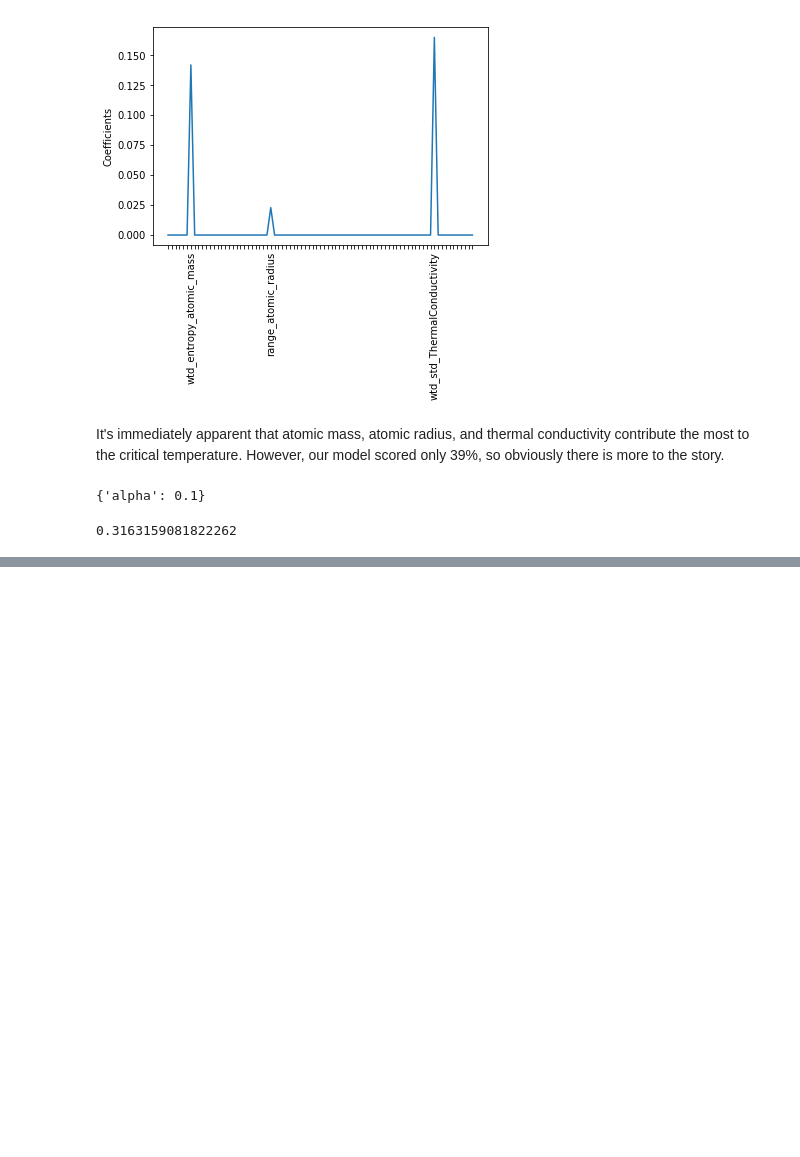
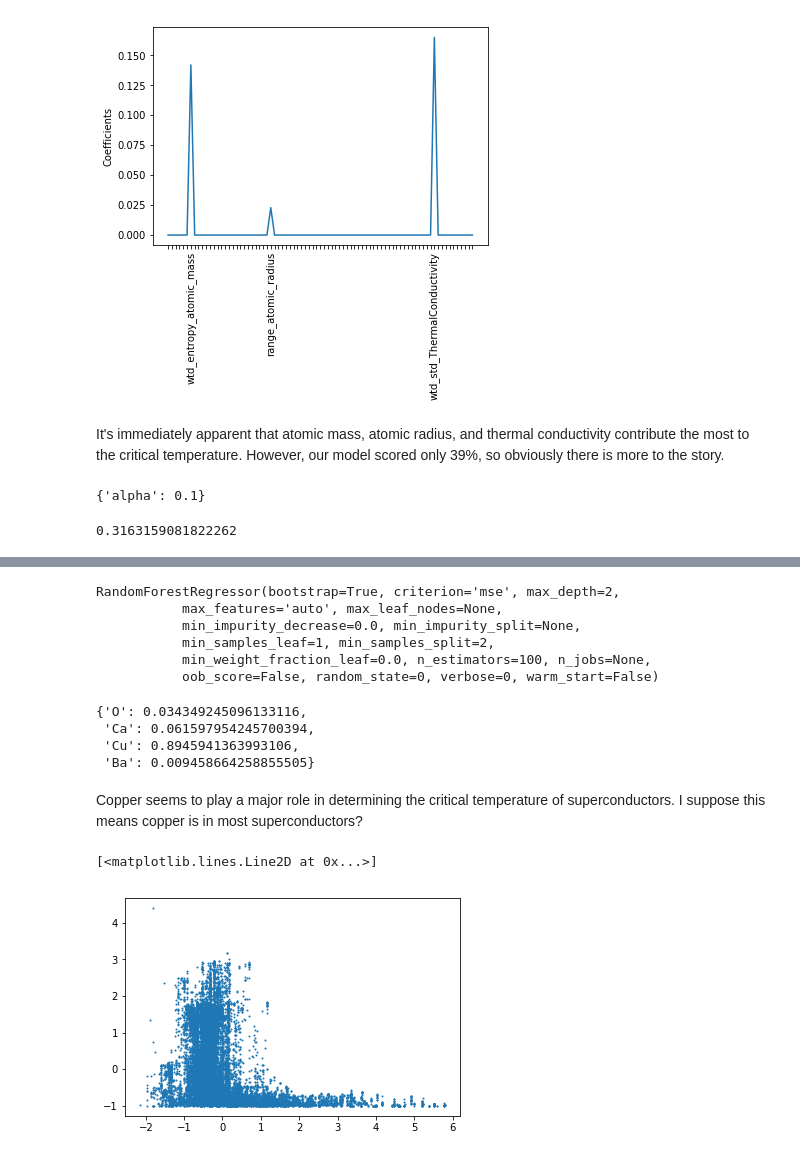
Before and after one commit to djconnolly27/DataScienceProject1, a Jupyter notebook: project3/notebook3_firstpass.ipynb, the cells around one changed output, grey strips where cells are left out. Drawn from its saved outputs; the diff is of its cells as text; code cells hidden in the pictures; blank space fills up the shorter version.

```diff
--- a/project3/notebook3_firstpass.ipynb
+++ b/project3/notebook3_firstpass.ipynb
@@ -36,0 +47,2 @@ train['critical_temp'].max()
+# %%
+df_std = train.copy()
@@ -91,0 +267,11 @@ ValueError: continuous is not supported
+# %%
+y,X = chems['critical_temp'], chems.drop(['critical_temp','material'], axis=1)
+regr = RandomForestRegressor(max_depth=2,random_state=0,n_estimators=100)
+regr.fit(X,y)
+# %% [output]
+RandomForestRegressor(bootstrap=True, criterion='mse', max_depth=2,
+           max_features='auto', max_leaf_nodes=None,
+           min_impurity_decrease=0.0, min_impurity_split=None,
+           min_samples_leaf=1, min_samples_split=2,
+           min_weight_fraction_leaf=0.0, n_estimators=100, n_jobs=None,
+           oob_score=False, random_state=0, verbose=0, warm_start=False)
@@ -91,0 +286,15 @@ ValueError: continuous is not supported
+# %%
+imp = regr.feature_importances_
+get_chem_feats(chems, imp)
+# %% [output]
+{'O': 0.034349245096133116,
+ 'Ca': 0.061597954245700394,
+ 'Cu': 0.8945941363993106,
+ 'Ba': 0.009458664258855505}
+# %% [markdown]
+Copper seems to play a major role in determining the critical temperature of superconductors. I suppose this means copper is in most superconductors?
+# %%
+plt.plot(df_std['mean_Density'], df_std['critical_temp'], 'o', markersize=1)
+# %% [output]
+[<matplotlib.lines.Line2D at 0x...>]
+[figure, added]
```
Also changed, not shown: parts of 37 cells of this notebook.
